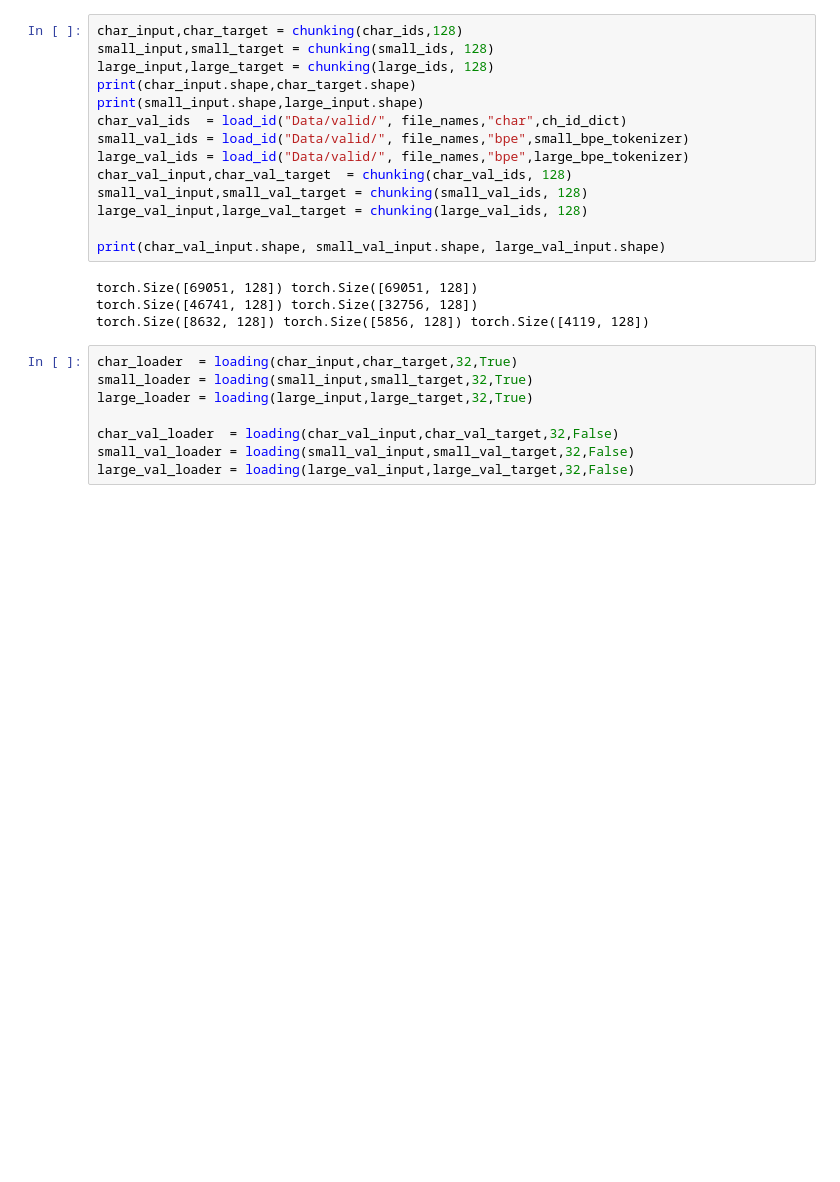
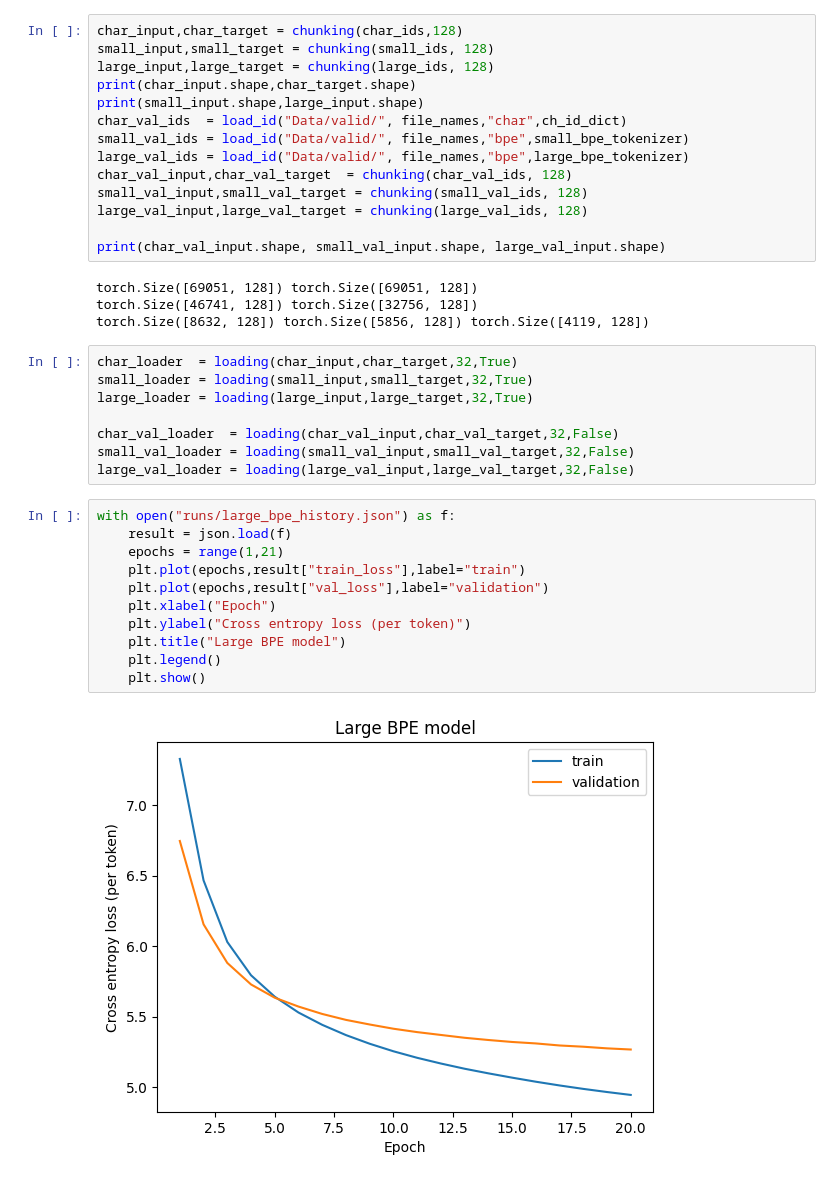
Before and after one commit to mamithamuraleedharan/Multilingual-Tokenization-and-Language-Modeling, a Jupyter notebook: Multilingual_Tokenization_Language_Modeling.ipynb, the cells around one changed output. Cells and saved outputs as stored; diff of their text form; blank space fills up the shorter version.

Commit message:
Plot learning curves

```diff
--- a/Multilingual_Tokenization_Language_Modeling.ipynb
+++ b/Multilingual_Tokenization_Language_Modeling.ipynb
@@ -445,3 +447,16 @@ large_loader = loading(large_input,large_target,32,True)
 char_val_loader  = loading(char_val_input,char_val_target,32,False)
 small_val_loader = loading(small_val_input,small_val_target,32,False)
 large_val_loader = loading(large_val_input,large_val_target,32,False)
+# %%
+with open("runs/large_bpe_history.json") as f:
+    result = json.load(f)
+    epochs = range(1,21)
+    plt.plot(epochs,result["train_loss"],label="train")
+    plt.plot(epochs,result["val_loss"],label="validation")
+    plt.xlabel("Epoch")
+    plt.ylabel("Cross entropy loss (per token)")
+    plt.title("Large BPE model")
+    plt.legend()
+    plt.show()
+# %% [output]
+[figure, added]
```
Also changed, not shown: parts of 4 cells of this notebook, 1 other file.
